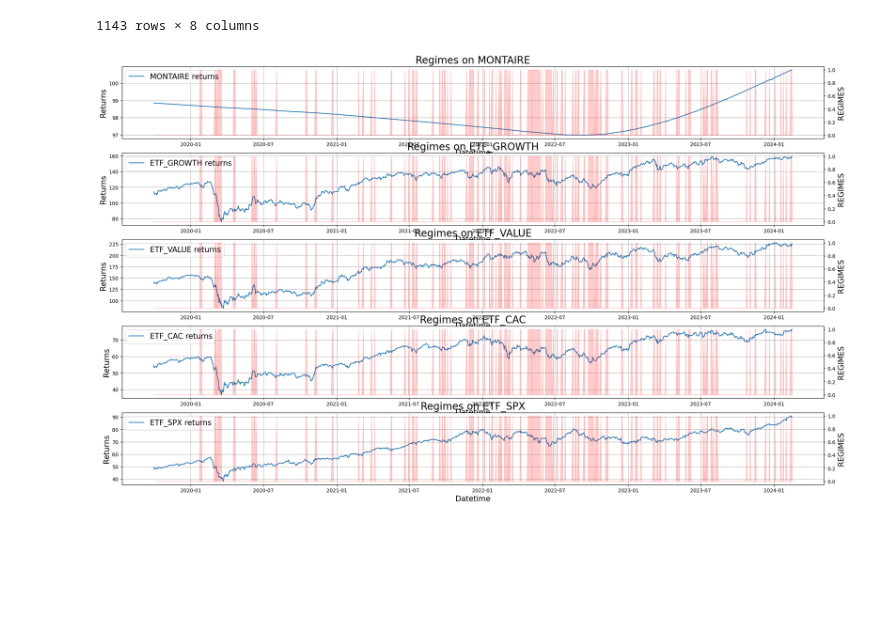
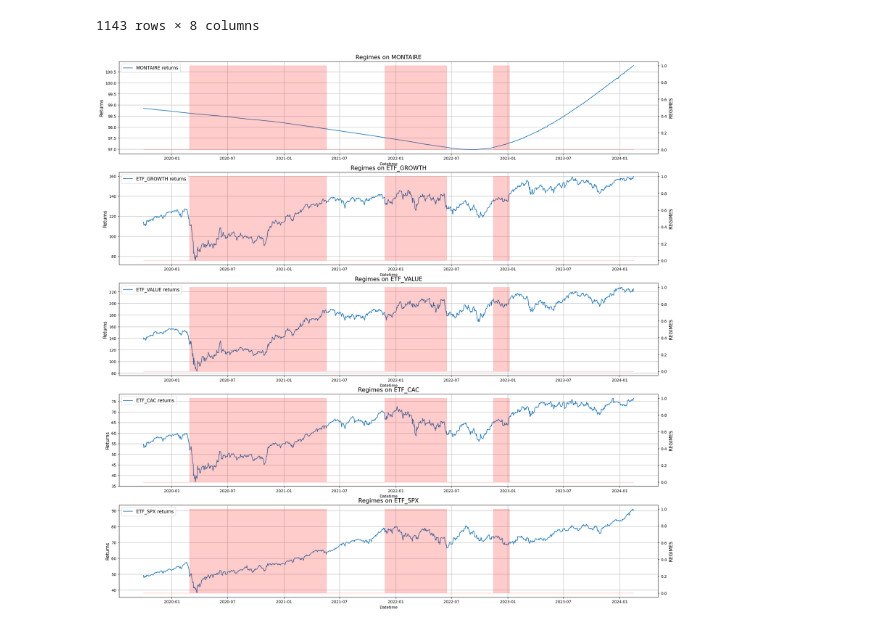
Before and after one commit to BaptisteZloch/Cross-Asset-Investment-Solutions, a Jupyter notebook: src/market_regime_detection_and_beta_estimation.ipynb, the cells around one changed output. Saved outputs shown, nothing was run; the diff lists cells and outputs as text; code cells hidden in the pictures; blank space fills up the shorter version.

```diff
--- a/src/market_regime_detection_and_beta_estimation.ipynb
+++ b/src/market_regime_detection_and_beta_estimation.ipynb
@@ -54,7 +58,9 @@ universe_data
 | 2024-02-28 | 100.919 | 162.38 | 222.58 | 78.460 | 91.090 |
 2021 rows × 5 columns
 # %%
-universe_data = pd.merge(universe_data,bench.benchmark_perf,left_index=True,right_index=True)
+universe_data = pd.merge(
+    universe_data, bench.benchmark_perf, left_index=True, right_index=True
+)
 universe_data
 # %% [output]
 |  | MONTAIRE | ETF_GROWTH | ETF_VALUE | ETF_CAC | ETF_SPX | benchmark_perf |
@@ -176,7 +185,14 @@ ax.legend(fontsize=15)
 # Beta analysis for among regime
 # %%
 universe_data_returns = universe_data.copy()
-for col in ['MONTAIRE','ETF_GROWTH','ETF_VALUE','ETF_CAC','ETF_SPX',"benchmark_perf"]	:
+for col in [
+    "MONTAIRE",
+    "ETF_GROWTH",
+    "ETF_VALUE",
+    "ETF_CAC",
+    "ETF_SPX",
+    "benchmark_perf",
+]:
     universe_data_returns[col] = universe_data_returns[col].pct_change().fillna(0)
 
 universe_data_returns
@@ -220,29 +311,31 @@ universe_data
 | 2024-02-15 | 100.780 | 159.62 | 225.43 | 76.43 | 90.530 | 1.330020 | 0 | 0.797073 |
 1143 rows × 8 columns
 # %%
-
 universe_data["BETA_REGIMES"] = detect_market_regime(
-    market_data=universe_data[["BETA_GROWTH_ETF_TO_BENCH"]].pct_change().fillna(0).to_numpy(),
+    market_data=universe_data[["BETA_GROWTH_ETF_TO_BENCH"]]
+    .fillna(0)
+    .to_numpy(),
     market_regime_detection_algorithm=RegimeDetectionModels.HIDDEN_MARKOV_MODEL,
     scale_data=True,
     scaler_type="robust",
 )
 # %%
-fig, ax = plt.subplots(5, 1, figsize=(25, 15))
-for i, sec in enumerate(['MONTAIRE','ETF_GROWTH','ETF_VALUE','ETF_CAC','ETF_SPX']):
-
+fig, ax = plt.subplots(5, 1, figsize=(25, 25))
+for i, sec in enumerate(["MONTAIRE", "ETF_GROWTH", "ETF_VALUE", "ETF_CAC", "ETF_SPX"]):
     ax_l = ax[i].twinx()
     ax_l.fill_between(
-        universe_data.index,universe_data["BETA_REGIMES"], alpha=0.2, color="red"
+        universe_data.index,
+        universe_data["BETA_REGIMES"],
+        alpha=0.2,
+        color="red",
+        step="pre",
     )
-    ax[i].plot(
-        universe_data[sec], label=f"{sec} returns"
-    )
-    ax[i].set_xlabel("Datetime", fontsize=15)
-    ax[i].set_ylabel("Returns", fontsize=15)
-    ax_l.set_ylabel("REGIMES", fontsize=15)
-    ax[i].set_title(f"Regimes on {sec}", fontsize=20)
+    ax[i].plot(universe_data[sec], label=f"{sec} returns")
+    ax[i].set_xlabel("Datetime", fontsize=10)
+    ax[i].set_ylabel("Returns", fontsize=12)
+    ax_l.set_ylabel("REGIMES", fontsize=12)
+    ax[i].set_title(f"Regimes on {sec}", fontsize=15)
     ax[i].grid()
-    ax[i].legend(fontsize=15)
+    ax[i].legend(fontsize=12)
 # %% [output]
-[figure, old version]
+[figure, new version]
```
Also changed, not shown: parts of 9 cells of this notebook, 10 other files.
